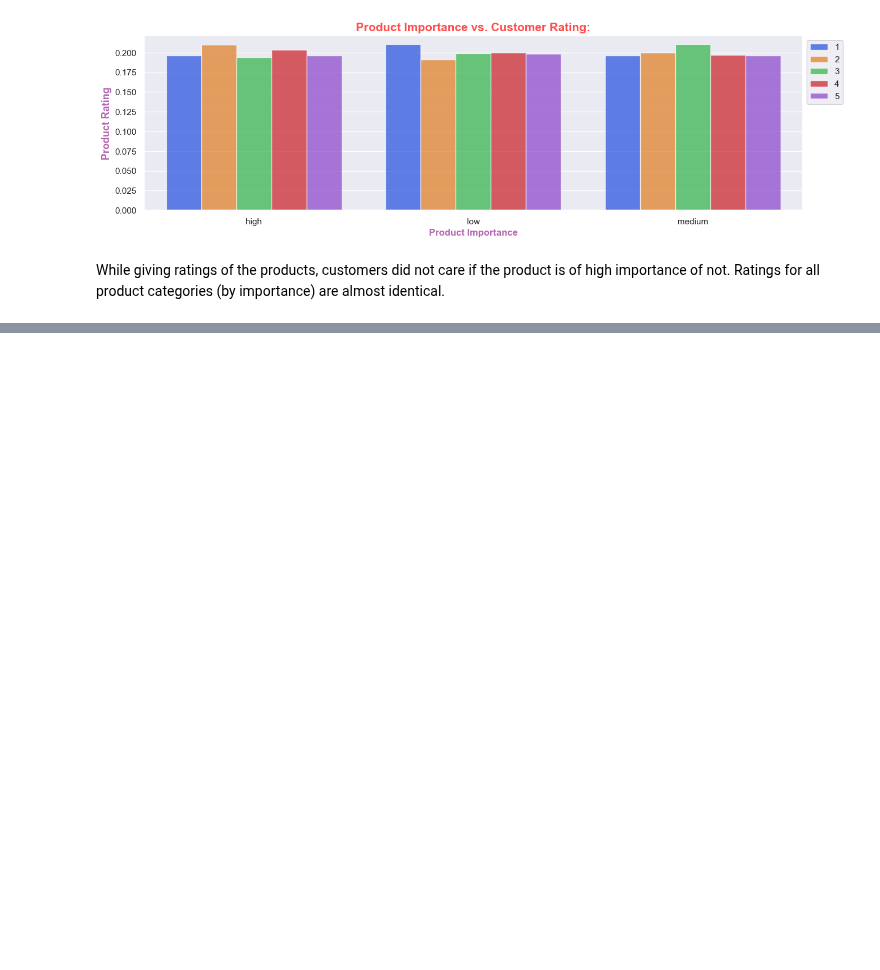
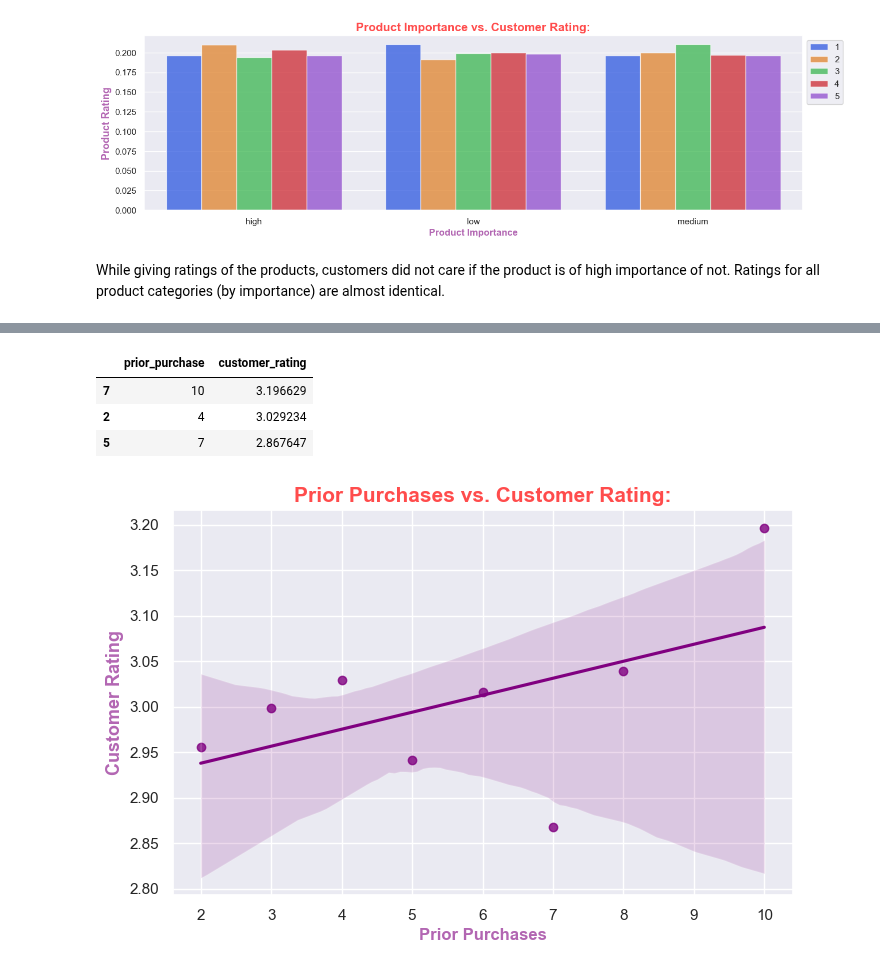
Before and after one commit to rajesh-coventry/Projects, a Jupyter notebook: 02_Data_Visuallization/05_E-Commerce_Shipping/02_Reasons_Behind_Low_Customers_Rating(LCR).ipynb, the cells around one changed output, grey strips where cells are left out. Cells and saved outputs as stored; diff of their text form; code cells hidden in the pictures; blank space fills up the shorter version.

```diff
--- a/02_Data_Visuallization/05_E-Commerce_Shipping/02_Reasons_Behind_Low_Customers_Rating(LCR).ipynb
+++ b/02_Data_Visuallization/05_E-Commerce_Shipping/02_Reasons_Behind_Low_Customers_Rating(LCR).ipynb
@@ -358,0 +393,18 @@ While giving ratings of the products, customers did not care if the product is o
+# %%
+wq= data.groupby(by= "prior_purchase")["customer_rating"].mean().reset_index()
+wq.sample(3)
+# %% [output]
+|  | prior_purchase | customer_rating |
+| 7 | 10 | 3.196629 |
+| 2 | 4 | 3.029234 |
+| 5 | 7 | 2.867647 |
+# %%
+plt.figure(figsize= (8, 5))
+#sns.scatterplot(data= wq, x= "prior_purchase", y= "customer_rating")
+sns.regplot(data= wq, x= "prior_purchase", y= "customer_rating", color= "purple")
+plt.title("Prior Purchases vs. Customer Rating:", fontsize= 15, fontweight= "bold", color= "red", loc= "center", alpha= 0.7)
+plt.xlabel("Prior Purchases", fontsize= 12, fontweight= "bold", color= "purple", alpha= 0.6)
+plt.ylabel("Customer Rating", fontsize= 13, fontweight= "bold", color= "purple", alpha= 0.6)
+plt.show()
+# %% [output]
+[figure, added]
```
Also changed, not shown: parts of 6 cells of this notebook.
